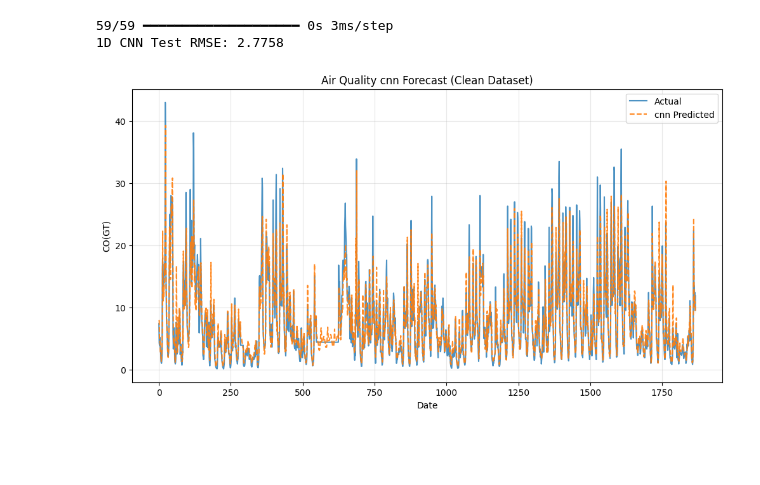
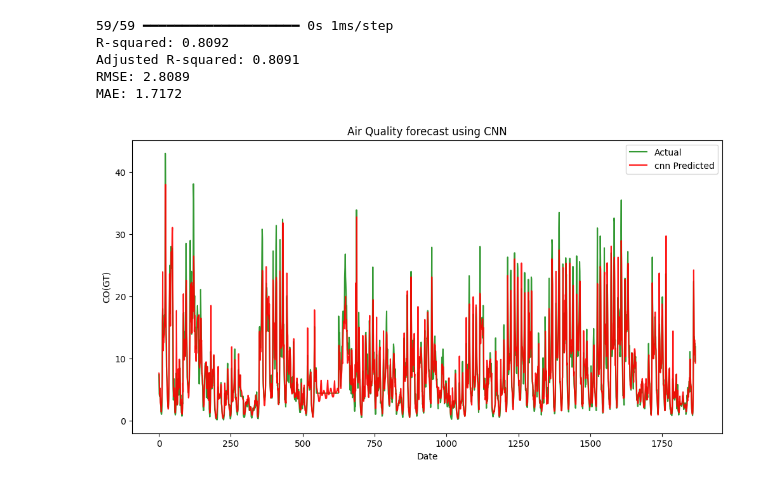
Before and after one commit to sabithakrishnan/timeseries-analysis, a Jupyter notebook: timeseries_analyis__cnn.ipynb, the cells around one changed output. Saved outputs shown, nothing was run; the diff lists cells and outputs as text; code cells hidden in the pictures; blank space fills up the shorter version.

```diff
--- a/timeseries_analyis__cnn.ipynb
+++ b/timeseries_analyis__cnn.ipynb
@@ -4,29 +4,26 @@
 import matplotlib.pyplot as plt
 import numpy as np
 import pandas as pd
-from sklearn.metrics import mean_squared_error
+import time
+from sklearn.metrics import mean_squared_error, mean_absolute_error, r2_score
 from sklearn.preprocessing import StandardScaler
 import tensorflow as tf
-from tensorflow.keras.layers import Conv1D, Dense, Flatten, Input
+from tensorflow.keras.layers import Conv1D, Dense, Flatten,Input
 from tensorflow.keras.models import Sequential
 
 air_quality_df = pd.read_csv("/content/AirQualityUCI.csv", sep=";", decimal=",")
 air_quality_df = air_quality_df.dropna(how="all").dropna(axis=1, how="all")
-
-# Combine Date and Time into a single datetime column and sort
+# data Preprocessing
 air_quality_df["Datetime"] = pd.to_datetime(
-    air_quality_df["Date"] + " " + air_quality_df["Time"], format="%d/%m/%Y %H.%M.%S"
-)
+    air_quality_df["Date"] + " " + air_quality_df["Time"], format="%d/%m/%Y %H.%M.%S")
 air_quality_df = air_quality_df.sort_values("Datetime").reset_index(drop=True)
-
 # Handle UCI missing value placeholders (-200) by replacing with NaN and forward-filling
 air_quality_df = air_quality_df.replace(-200, np.nan)
 air_quality_df = air_quality_df.ffill().bfill()
-
 # Target: Predict Benzene (C6H6(GT)) concentrations
 target = "C6H6(GT)"
 
-# 2. Time Series Feature Engineering
+# Feature Engineering
 # Create Lag features (previous 1, 2, and 24 hours)
 air_quality_df["lag_1"] = air_quality_df[target].shift(1)
 air_quality_df["lag_2"] = air_quality_df[target].shift(2)
@@ -45,7 +42,7 @@ air_quality_df = air_quality_df.dropna().reset_index(drop=True)
 # Define feature columns
 features = ["lag_1", "lag_2", "lag_24", "rolling_mean_4", "hour", "day_of_week"]
 
-# 3. Train/Test Split (Time-series aware)
+# Splitting testing and training dataset
 split_idx = int(len(air_quality_df) * 0.8)
 train_air_quality_df = air_quality_df.iloc[:split_idx]
 test_air_quality_df = air_quality_df.iloc[split_idx:]
@@ -53,7 +50,7 @@ test_air_quality_df = air_quality_df.iloc[split_idx:]
 X_train_raw, y_train = train_air_quality_df[features].values, train_air_quality_df[target].values
 X_test_raw, y_test = test_air_quality_df[features].values, test_air_quality_df[target].values
 
-# 4. Scale Data (Crucial for Neural Network convergence)
+#Data scaling which is necessary for neural network convergence
 scaler = StandardScaler()
 X_train_scaled = scaler.fit_transform(X_train_raw)
 X_test_scaled = scaler.transform(X_test_raw)
@@ -67,55 +64,67 @@ X_test = X_test_scaled.reshape((X_test_scaled.shape[0], X_test_scaled.shape[1],
 model = Sequential(
     [
         Input(shape=(X_train.shape[1], X_train.shape[2])),
-        # First 1D Convolutional layer to extract temporal patterns
+        # 1D Convolutional layer to extract temporal patterns
         Conv1D(filters=64, kernel_size=2, activation="relu"),
         # Flatten the 3D multi-channel output to a 1D vector
         Flatten(),
         # Fully connected hidden layer
         Dense(32, activation="relu"),
         # Output layer for regression (linear activation)
         Dense(1),
     ]
 )
 
 model.compile(optimizer="adam", loss="mse")
 
-# 6. Train the Model
+# Train the Model
 early_stopping = tf.keras.callbacks.EarlyStopping(
     monitor="val_loss", patience=10, restore_best_weights=True
 )
-
 history = model.fit(
     X_train,
     y_train,
     validation_data=(X_test, y_test),
     epochs=100,
     batch_size=32,
     callbacks=[early_stopping],
     verbose=0,  # Turn off verbose output to keep notebook clean
 )
+#Predict the model
+predictions = model.predict(X_test).flatten()
 
-# 7. Predict and Evaluate
-predictions = model.predict(X_test).flatten()
+#Accuracy metrics
 rmse = np.sqrt(mean_squared_error(y_test, predictions))
-print(f"1D CNN Test RMSE: {rmse:.4f}")
+r2 = r2_score(y_test, predictions)
+
+# 2. Adjusted R-squared
+# n = number of observations, k = number of independent variables (features)
+n = len(y_test)
+k = 1
+adj_r2 = 1 - ((1 - r2) * (n - 1) / (n - k - 1))
+
+# 3. RMSE (Root Mean Squared Error)
+rmse = np.sqrt(mean_squared_error(y_test, predictions))
+
+# 4. MAE (Mean Absolute Error)
+mae = mean_absolute_error(y_test, predictions)
+print(f"R-squared: {r2:.4f}")
+print(f"Adjusted R-squared: {adj_r2:.4f}")
+print(f"RMSE: {rmse:.4f}")
+print(f"MAE: {mae:.4f}")
+#Display
 plt.figure(figsize=(12, 6))
-plt.plot(np.arange(len(y_test)), y_test, label="Actual", color="tab:blue", alpha=0.8)
-plt.plot(
-    np.arange(len(predictions)),
-    predictions,
-    label="cnn Predicted",
-    color="tab:orange",
-    linestyle="--",
-    alpha=0.9,
-)
-plt.title("Air Quality cnn Forecast (Clean Dataset)")
+plt.plot(np.arange(len(y_test)), y_test, label="Actual", color="green", alpha=0.8)
+plt.plot(np.arange(len(predictions)),predictions,label="cnn Predicted",color="red",alpha=0.9)
+plt.title("Air Quality forecast using CNN")
 plt.xlabel("Date")
 plt.ylabel("CO(GT)")
 plt.legend()
-plt.grid(True, alpha=0.3)
 plt.show()
 # %% [output]
-59/59 ━━━━━━━━━━━━━━━━━━━━ 0s 3ms/step
-1D CNN Test RMSE: 2.7758
+59/59 ━━━━━━━━━━━━━━━━━━━━ 0s 1ms/step
+R-squared: 0.8092
+Adjusted R-squared: 0.8091
+RMSE: 2.8089
+MAE: 1.7172
-[figure, old version]
+[figure, new version]
```
